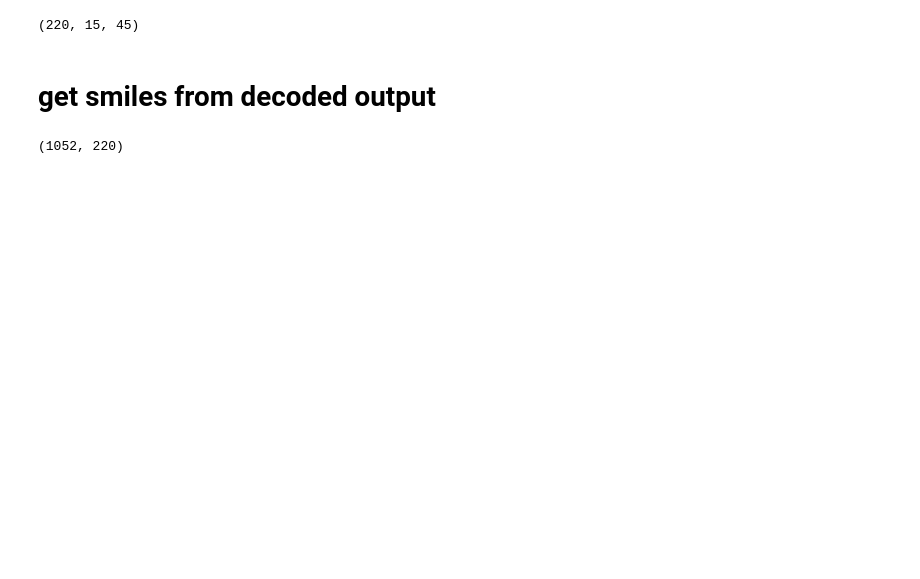
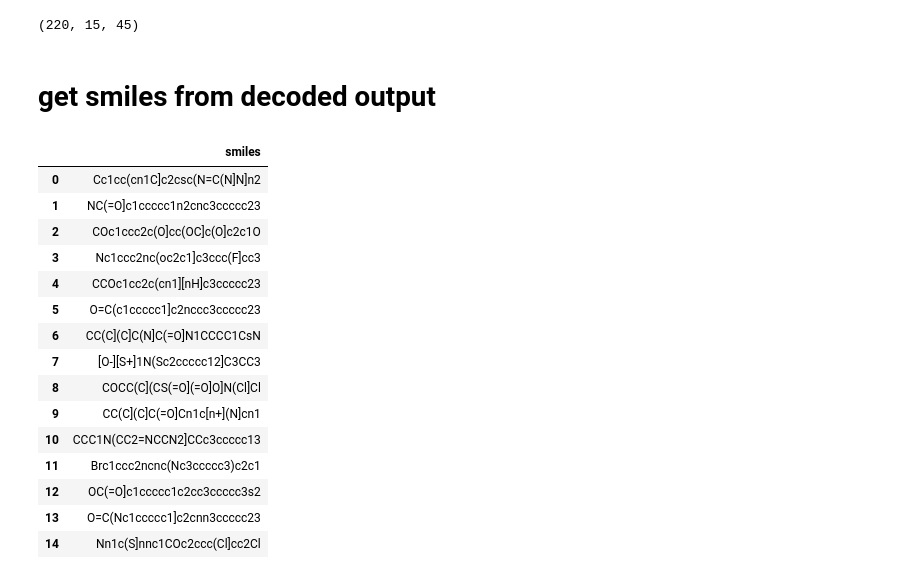
Before and after one commit to ajia90/smilestransformer, a Jupyter notebook: interpolation_notgt_training.ipynb, the cells around one changed output. Saved outputs shown, nothing was run; the diff lists cells and outputs as text; code cells hidden in the pictures; blank space fills up the shorter version.

```diff
--- a/interpolation_notgt_training.ipynb
+++ b/interpolation_notgt_training.ipynb
@@ -237,4 +249,4 @@ torch.Size([220, 220])
 # %%
 #decode function
 hidden = torch.from_numpy(X).float()
-decoded = trfm.decode(hidden, hidden)
+decoded_output = trfm.decode(hidden)
@@ -246,9 +256,3 @@ decoded.shape
 (220, 15, 45)
 # %% [markdown]
 # get smiles from decoded output
-# %%
-_, next_word = torch.max(torch.from_numpy(decoded), dim = 2)
-decoded_smiles = torch.t(next_word).detach().numpy()
-decoded_smiles.shape
-# %% [output]
-(1052, 220)
@@ -257,6 +259,41 @@ y =torch.t(xid).detach().numpy()
 # %%
-#value -> smiles
-smiles_molecules = np.empty([decoded_smiles.shape[0],decoded_smiles.shape[1]], dtype=object)
-for i in range(decoded_smiles.shape[0]):
-   smiless = [list(smiles_dict.keys())[list(smiles_dict.values()).index(elem)] for elem in decoded_smiles[i]]
-   smiles_molecules[i] = smiless
+def get_smiles(decoded):
+  _, next_word = torch.max(torch.from_numpy(decoded), dim = 2)
+  decoded_smiles = torch.t(next_word).detach().numpy()
+  #y =torch.t(xid).detach().numpy()
+  #value -> smiles
+  smiles_molecules = np.empty([decoded_smiles.shape[0],decoded_smiles.shape[1]], dtype=object)
+  print(smiles_molecules)
+  for i in range(decoded_smiles.shape[0]):
+    smiless = [list(smiles_dict.keys())[list(smiles_dict.values()).index(elem)] for elem in decoded_smiles[i]]
+    smiles_molecules[i] = smiless
+  #put all characters into one continuous string
+  smiles_formatted = np.empty(decoded_smiles.shape[0], dtype=object)
+  for i in range(smiles_molecules.shape[0]):
+    smile = smiles_molecules[i]
+    end = np.where(smile == '<eos>')[0][0]
+    smiles_formatted[i] = "".join(smile[1:end])
+  return smiles_formatted
+# %%
+molecules = get_smiles(decoded_output)
+# %%
+decoded_final = pd.DataFrame(molecules)
+decoded_final.columns = ['smiles']
+decoded_final
+# %% [output]
+|  | smiles |
+| 0 | Cc1cc(cn1C]c2csc(N=C(N]N]n2 |
+| 1 | NC(=O]c1ccccc1n2cnc3ccccc23 |
+| 2 | COc1ccc2c(O]cc(OC]c(O]c2c1O |
+| 3 | Nc1ccc2nc(oc2c1]c3ccc(F]cc3 |
+| 4 | CCOc1cc2c(cn1][nH]c3ccccc23 |
+| 5 | O=C(c1ccccc1]c2nccc3ccccc23 |
+| 6 | CC(C](C]C(N]C(=O]N1CCCC1CsN |
+| 7 | [O-][S+]1N(Sc2ccccc12]C3CC3 |
+| 8 | COCC(C](CS(=O](=O]O]N(Cl]Cl |
+| 9 | CC(C](C]C(=O]Cn1c[n+](N]cn1 |
+| 10 | CCC1N(CC2=NCCN2]CCc3ccccc13 |
+| 11 | Brc1ccc2ncnc(Nc3ccccc3)c2c1 |
+| 12 | OC(=O]c1ccccc1c2cc3ccccc3s2 |
+| 13 | O=C(Nc1ccccc1]c2cnn3ccccc23 |
+| 14 | Nn1c(S]nnc1COc2ccc(Cl]cc2Cl |
```
Also changed, not shown: parts of 29 cells of this notebook.
